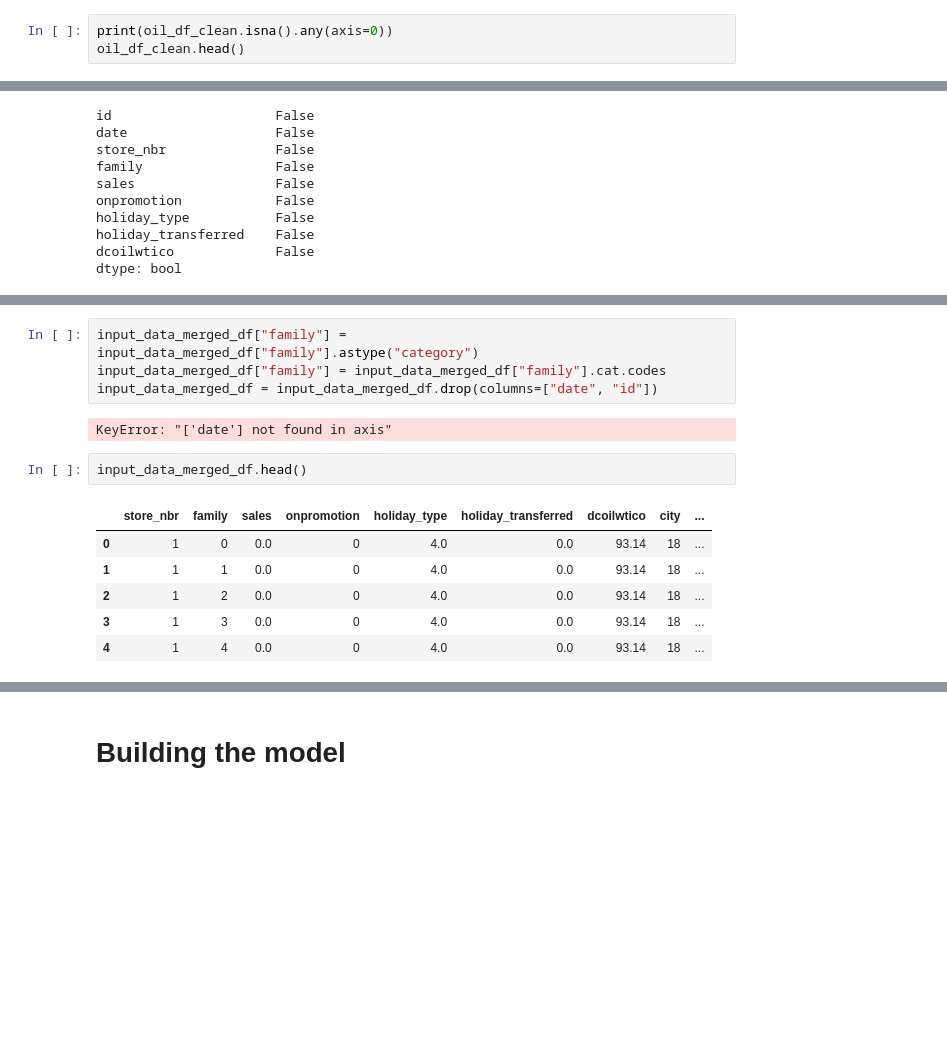
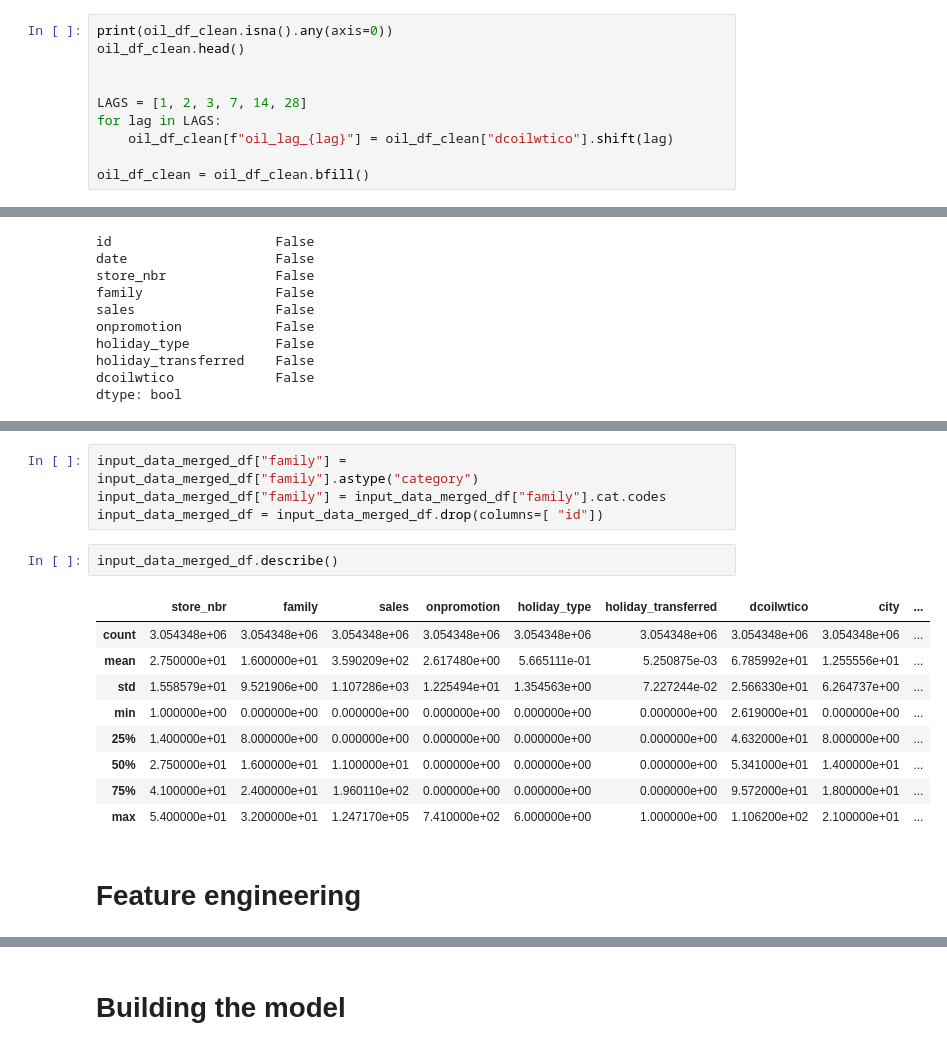
Before and after one commit to T-prog123/ML_classics, a Jupyter notebook: hackathon/store_sales_forecasting/store_sales_forecasting.ipynb, the cells around one changed output, grey strips where cells are left out. Drawn from its saved outputs; the diff is of its cells as text; blank space fills up the shorter version.

```diff
--- a/hackathon/store_sales_forecasting/store_sales_forecasting.ipynb
+++ b/hackathon/store_sales_forecasting/store_sales_forecasting.ipynb
@@ -165,6 +168,13 @@ dtype: bool
 # %%
 print(oil_df_clean.isna().any(axis=0))
 oil_df_clean.head()
+
+
+LAGS = [1, 2, 3, 7, 14, 28]
+for lag in LAGS:
+    oil_df_clean[f"oil_lag_{lag}"] = oil_df_clean["dcoilwtico"].shift(lag)
+
+oil_df_clean = oil_df_clean.bfill()
 # %% [output]
 date          False
 dcoilwtico    False
@@ -250,15 +272,18 @@ dtype: bool
 # %%
 input_data_merged_df["family"] = input_data_merged_df["family"].astype("category")
 input_data_merged_df["family"] = input_data_merged_df["family"].cat.codes
-input_data_merged_df = input_data_merged_df.drop(columns=["date", "id"])
+input_data_merged_df = input_data_merged_df.drop(columns=[ "id"])
-# %% [output]
-KeyError: "['date'] not found in axis"
 # %%
-input_data_merged_df.head()
+input_data_merged_df.describe()
 # %% [output]
 |  | store_nbr | family | sales | onpromotion | holiday_type | holiday_transferred | dcoilwtico | city | ... |
-| 0 | 1 | 0 | 0.0 | 0 | 4.0 | 0.0 | 93.14 | 18 | ... |
-| 1 | 1 | 1 | 0.0 | 0 | 4.0 | 0.0 | 93.14 | 18 | ... |
-| 2 | 1 | 2 | 0.0 | 0 | 4.0 | 0.0 | 93.14 | 18 | ... |
-| 3 | 1 | 3 | 0.0 | 0 | 4.0 | 0.0 | 93.14 | 18 | ... |
-| 4 | 1 | 4 | 0.0 | 0 | 4.0 | 0.0 | 93.14 | 18 | ... |
+| count | 3.054348e+06 | 3.054348e+06 | 3.054348e+06 | 3.054348e+06 | 3.054348e+06 | 3.054348e+06 | 3.054348e+06 | 3.054348e+06 | ... |
+| mean | 2.750000e+01 | 1.600000e+01 | 3.590209e+02 | 2.617480e+00 | 5.665111e-01 | 5.250875e-03 | 6.785992e+01 | 1.255556e+01 | ... |
+| std | 1.558579e+01 | 9.521906e+00 | 1.107286e+03 | 1.225494e+01 | 1.354563e+00 | 7.227244e-02 | 2.566330e+01 | 6.264737e+00 | ... |
+| min | 1.000000e+00 | 0.000000e+00 | 0.000000e+00 | 0.000000e+00 | 0.000000e+00 | 0.000000e+00 | 2.619000e+01 | 0.000000e+00 | ... |
+| 25% | 1.400000e+01 | 8.000000e+00 | 0.000000e+00 | 0.000000e+00 | 0.000000e+00 | 0.000000e+00 | 4.632000e+01 | 8.000000e+00 | ... |
+| 50% | 2.750000e+01 | 1.600000e+01 | 1.100000e+01 | 0.000000e+00 | 0.000000e+00 | 0.000000e+00 | 5.341000e+01 | 1.400000e+01 | ... |
+| 75% | 4.100000e+01 | 2.400000e+01 | 1.960110e+02 | 0.000000e+00 | 0.000000e+00 | 0.000000e+00 | 9.572000e+01 | 1.800000e+01 | ... |
+| max | 5.400000e+01 | 3.200000e+01 | 1.247170e+05 | 7.410000e+02 | 6.000000e+00 | 1.000000e+00 | 1.106200e+02 | 2.100000e+01 | ... |
+# %% [markdown]
+# Feature engineering
```
Also changed, not shown: parts of 16 cells of this notebook, 2 other files.
